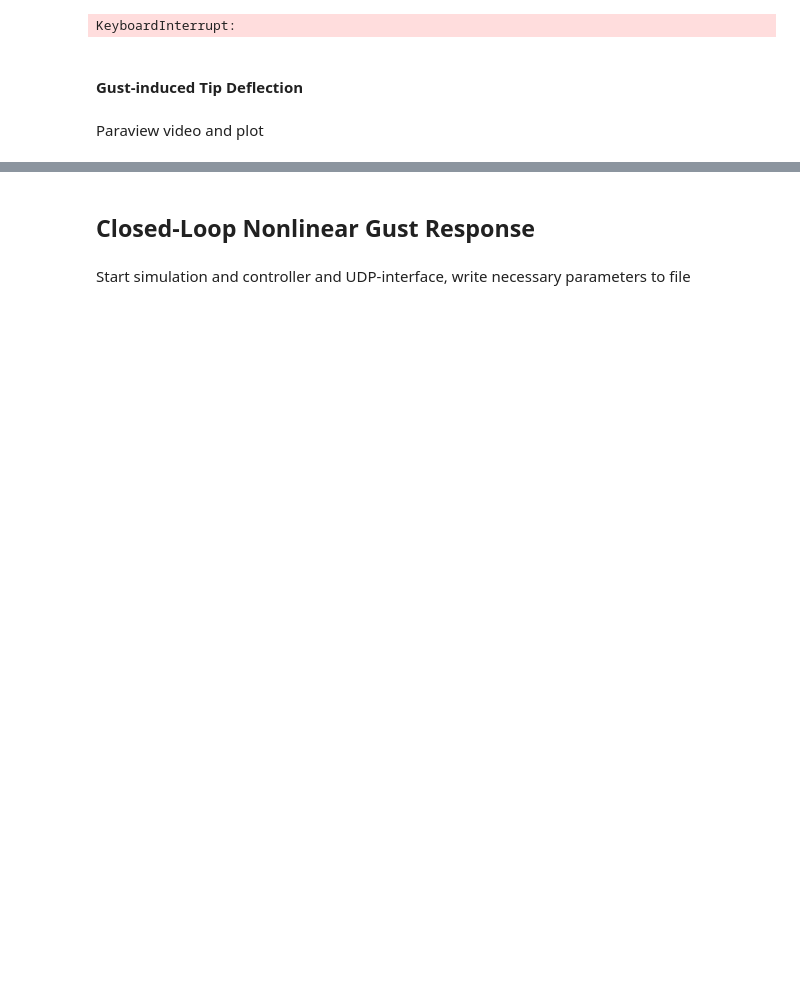
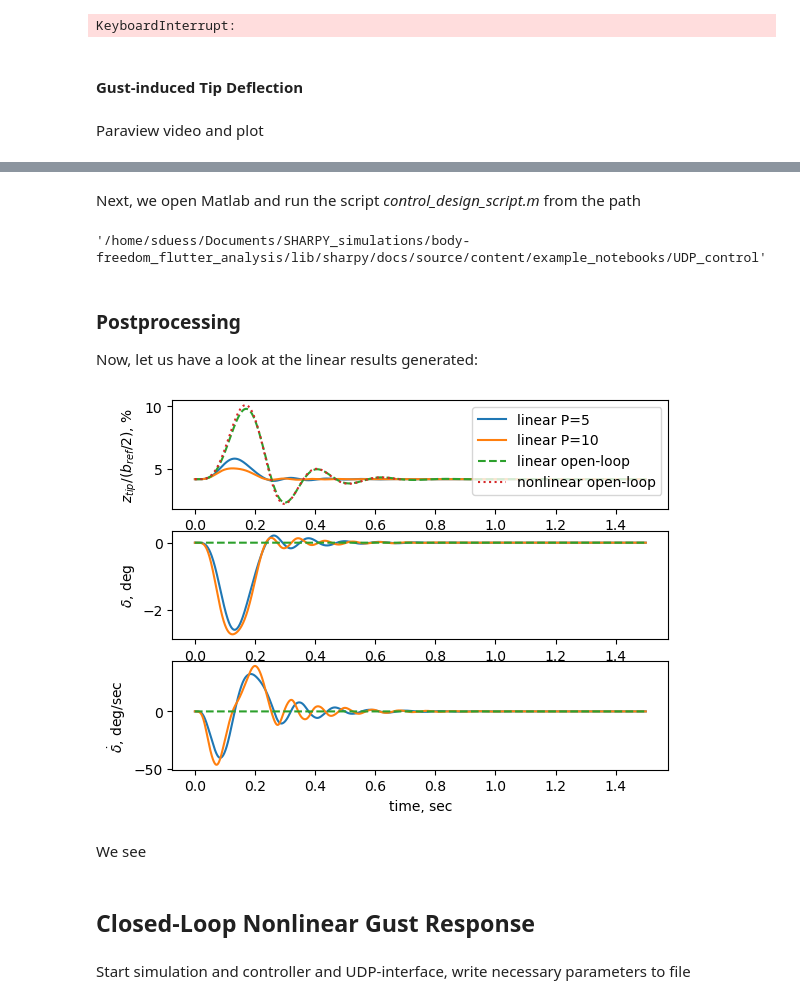
Before and after one commit to ImperialCollegeLondon/sharpy, a Jupyter notebook: docs/source/content/example_notebooks/UDP_control/tutoria_udp_control.ipynb, the cells around one changed output, grey strips where cells are left out. Drawn from its saved outputs; the diff is of its cells as text; code cells hidden in the pictures; blank space fills up the shorter version.

```diff
--- a/docs/source/content/example_notebooks/UDP_control/tutoria_udp_control.ipynb
+++ b/docs/source/content/example_notebooks/UDP_control/tutoria_udp_control.ipynb
@@ -299,3 +319,65 @@ Postprocessing:
+# %%
+folder_linear_results =os.path.join(output_folder, pazy_model_ROM.case_name,'linear_results')
+if not os.path.exists(folder_linear_results):
+    os.makedirs(folder_linear_results)
+
+import scipy.io
+
+parameter_matlab = {'num_aero_states': 80, # see log file
+                    'num_modes': 20,  # see log file
+                     'u_inf': float(pazy_model_ROM.u_inf),
+                    'simulation_time': simulation_time,
+                    'gust_length': float(gust_settings['gust_length']),
+                    'gust_intensity': float(gust_settings['gust_intensity']),
+                    'num_control_surfaces': num_control_surfaces,
+                    'n_nodes': number_spanwise_nodes,
+                    'control_input_start': 193 + 1, # see log file and + 1 for matlab indices
+                    'gust_input_start': 192 + 1 , # see log file and + 1 for matlab indices
+                   }
+
+scipy.io.savemat(os.path.join(folder_linear_results, 'simulation_parameters.mat'), parameter_matlab)
+# %% [markdown]
+Next, we open Matlab and run the script *control_design_script.m* from the path
+# %%
+route_notebook_dir
+# %% [output]
+'/home/sduess/Documents/SHARPY_simulations/body-freedom_flutter_analysis/lib/sharpy/docs/source/content/example_notebooks/UDP_control'
+# %% [markdown]
+### Postprocessing
+Now, let us have a look at the linear results generated:
+# %%
+# Load linear results
+tip_deflection_linear = np.loadtxt(folder_linear_results + '/tip_deflection.txt', delimiter = ',')
+time_array_linear = np.loadtxt(folder_linear_results + '/time_array_linear.txt', delimiter = ',')
+normalised_tip_deflection_linear = tip_deflection_linear / (0.5 *pazy_model_ROM.b_ref) * 100
+control_surface_deflection_deg = np.loadtxt(folder_linear_results + '/deflection.txt', delimiter = ',')
+control_surface_deflection_rate_deg = np.loadtxt(folder_linear_results + '/deflection_rate.txt', delimiter = ',')
+
+# Plot Data
+fig, axs = plt.subplots(3, 1)
+list_linestyles = ['-', '-', '--', ':']
+list_labels = ['linear P=5', 'linear P=10', 'linear open-loop', 'nonlinear open-loop']
+for i in range(3):
+    axs[0].plot(time_array_linear, normalised_tip_deflection_linear[:,i], list_linestyles[i], label=list_labels[i])
+
+axs[0].plot(time_array, normalised_tip_displacement, list_linestyles[-1], label=list_labels[-1])
+axs[0].legend()
+axs[0].set(ylabel='$z_{tip}/(b_{ref}/2)$, %')
+
+for i in range(3):
+    axs[1].plot(time_array_linear, control_surface_deflection_deg[:,i], list_linestyles[i])
+
+axs[1].set(ylabel='$\delta$, deg')
+for i in range(3):
+    axs[2].plot(time_array_linear, control_surface_deflection_rate_deg[:,i], list_linestyles[i])
+
+axs[2].set(ylabel='$\dot{\delta}$, deg/sec')
+for ax in axs.flat:
+    ax.set(xlabel='time, sec')
+# %% [output]
+[figure, added]
+# %% [markdown]
+We see
 # %% [markdown]
 ## Closed-Loop Nonlinear Gust Response
 # %%
```
Also changed, not shown: parts of 45 cells of this notebook.
